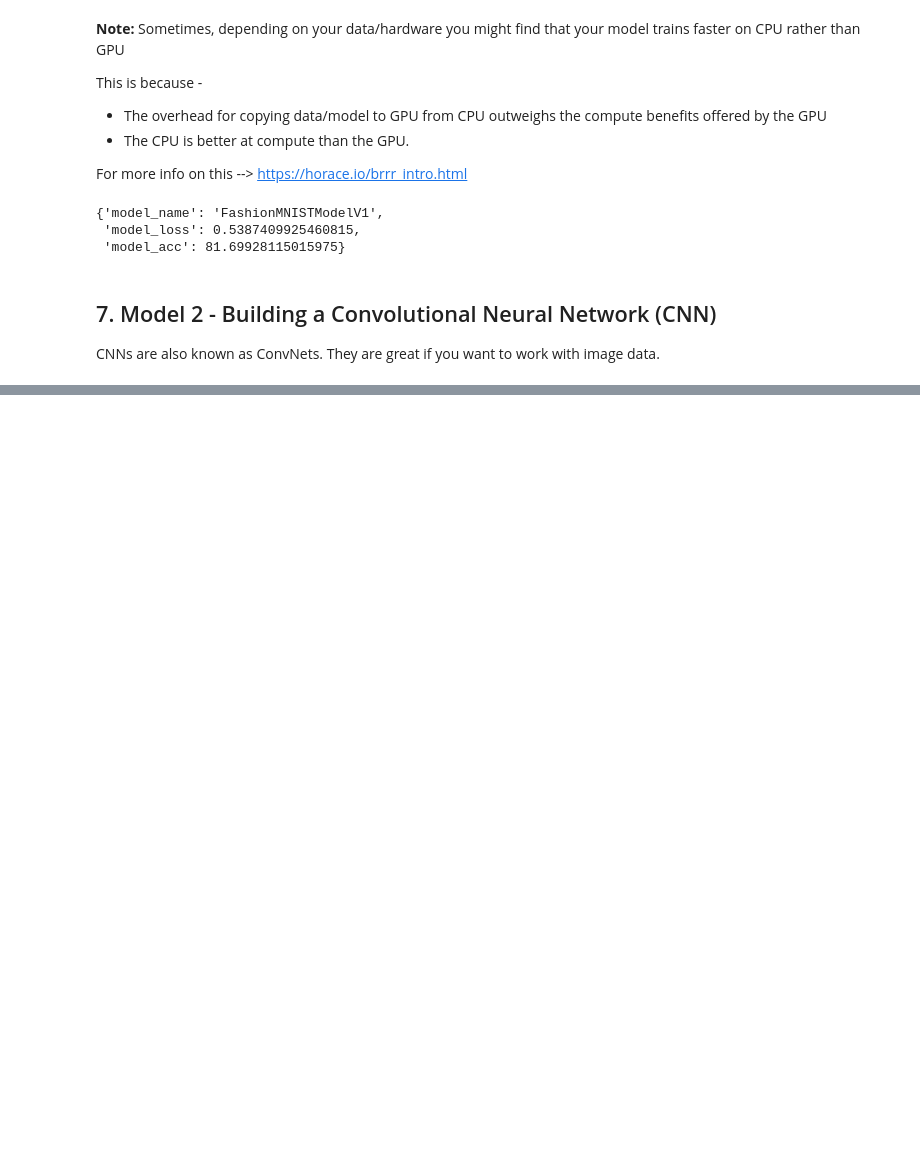
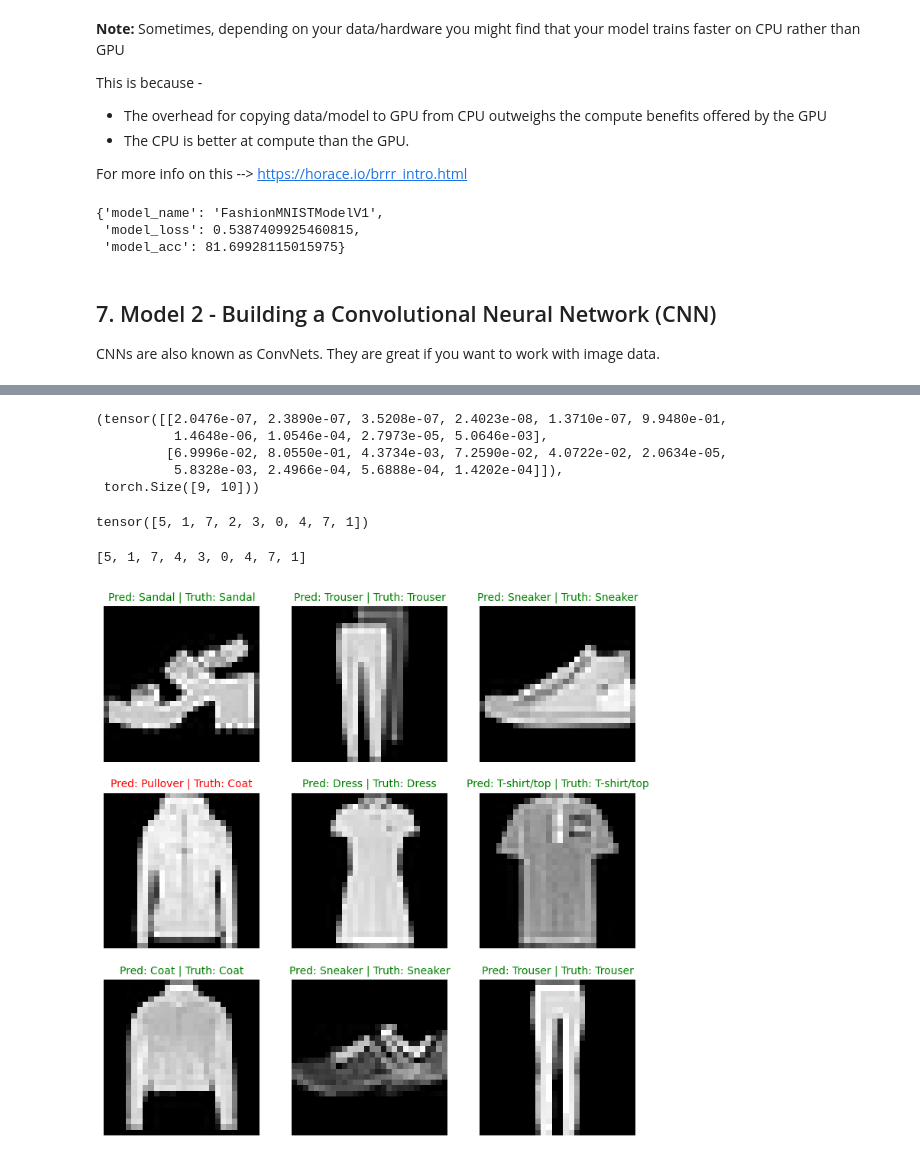
Before and after one commit to suryansh-sinha/Learning-PyTorch, a Jupyter notebook: Daniel Bourke/03_PyTorch_Computer_Vision.ipynb, the cells around one changed output, grey strips where cells are left out. Drawn from its saved outputs; the diff is of its cells as text; code cells hidden in the pictures; blank space fills up the shorter version.

```diff
--- a/Daniel Bourke/03_PyTorch_Computer_Vision.ipynb
+++ b/Daniel Bourke/03_PyTorch_Computer_Vision.ipynb
@@ -838,0 +1209,49 @@ class FashionMNISTModelv2():
+# %%
+# Make predictions
+pred_probs = make_predictions(model2, test_samples, device)
+pred_probs[:2], pred_probs.shape
+# %% [output]
+(tensor([[2.0476e-07, 2.3890e-07, 3.5208e-07, 2.4023e-08, 1.3710e-07, 9.9480e-01,
+          1.4648e-06, 1.0546e-04, 2.7973e-05, 5.0646e-03],
+         [6.9996e-02, 8.0550e-01, 4.3734e-03, 7.2590e-02, 4.0722e-02, 2.0634e-05,
+          5.8328e-03, 2.4966e-04, 5.6888e-04, 1.4202e-04]]),
+ torch.Size([9, 10]))
+# %%
+# Converting prediction probabilities to labels
+pred_classes = pred_probs.argmax(dim=1)
+pred_classes
+# %% [output]
+tensor([5, 1, 7, 2, 3, 0, 4, 7, 1])
+# %%
+test_labels
+# %% [output]
+[5, 1, 7, 4, 3, 0, 4, 7, 1]
+# %%
+# Plot predictions
+plt.figure(figsize=(9, 9))
+nrows = 3
+ncols = 3
+for i, sample in enumerate(test_samples):
+  # Create a subplot
+  plt.subplot(nrows, ncols, i+1)
+
+  # Plot the target image
+  plt.imshow(sample.squeeze(), cmap="gray")
+
+  # Find the prediction label (in text form, e.g. "Sandal")
+  pred_label = class_names[pred_classes[i]]
+
+  # Get the truth label (in text form, e.g. "T-shirt")
+  truth_label = class_names[test_labels[i]]
+
+  # Create the title text of the plot
+  title_text = f"Pred: {pred_label} | Truth: {truth_label}"
+
+  # Check for equality and change title colour accordingly
+  if pred_label == truth_label:
+      plt.title(title_text, fontsize=10, c="g") # green text if correct
+  else:
+      plt.title(title_text, fontsize=10, c="r") # red text if wrong
+  plt.axis(False);
+# %% [output]
+[figure, added]
```
Also changed, not shown: parts of 39 cells of this notebook, 1 other file.
